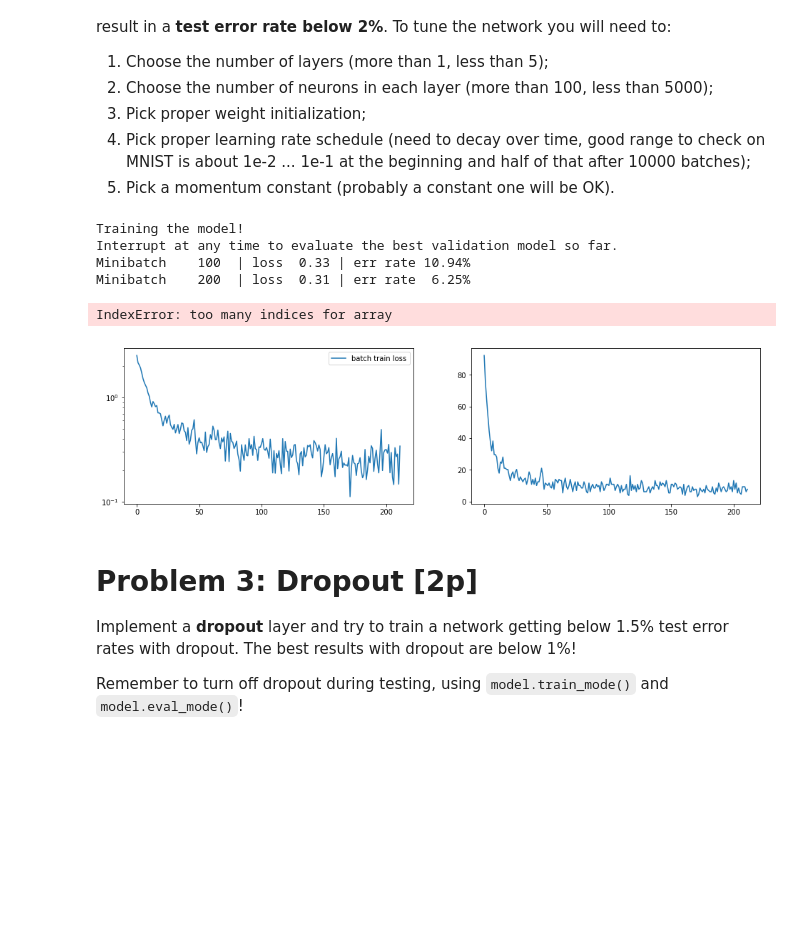
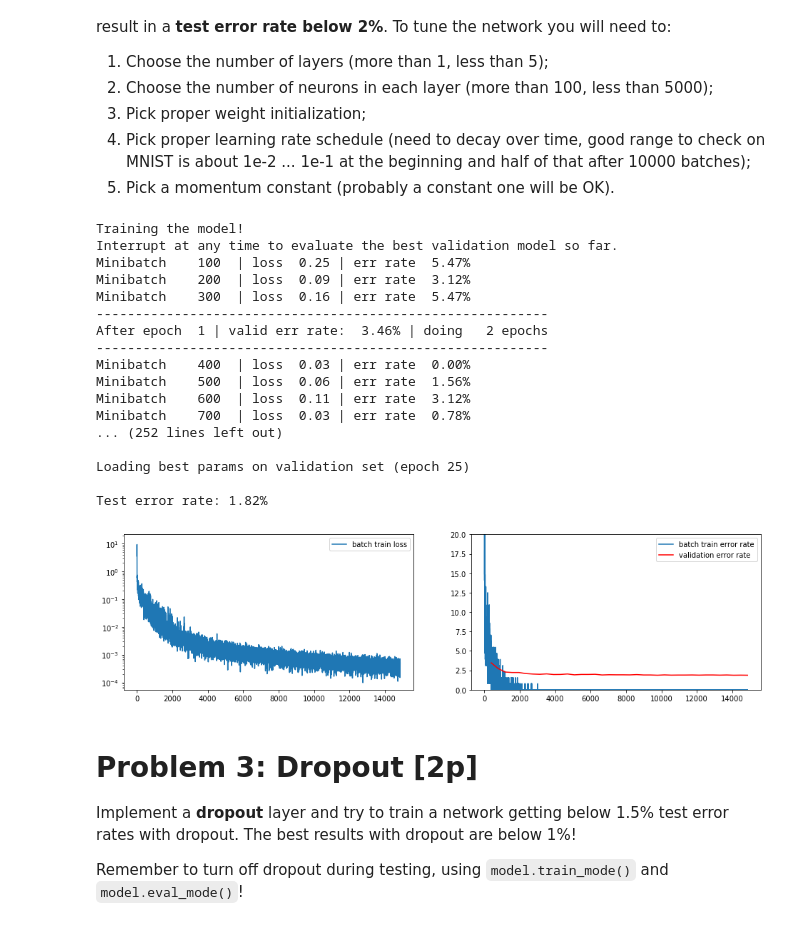
Before and after one commit to dingorth/neural_networks, a Jupyter notebook: assignment4/Assignment4.ipynb, the cells around one changed output. Cells and saved outputs as stored; diff of their text form; code cells hidden in the pictures; blank space fills up the shorter version.

```diff
--- a/assignment4/Assignment4.ipynb
+++ b/assignment4/Assignment4.ipynb
@@ -252,7 +252,10 @@ def SGD(model, data_loaders, alpha=1e-4, num_epochs=1, patience_expansion=1.5,
     # Hint: You need one velocity matrix for each parameter
     velocities = []
     for p in model.parameters:
-        velocities.append(torch.zeros(p.size()))
+        if cuda:
+            velocities.append(torch.zeros(p.size()).cuda())
+        else:
+            velocities.append(torch.zeros(p.size()))
 
 
     alpha0 = alpha # added
@@ -294,8 +297,8 @@ def SGD(model, data_loaders, alpha=1e-4, num_epochs=1, patience_expansion=1.5,
 
                     # TODO: Update learning rate
                     # Hint: Use the iteration counter iter_
-                    if iter_ > 10000:
-                        alpha = alpha * 0.995
+                    if iter_ > 4000:
+                        alpha = 1e-1 * 0.5
 
                     # TODO: Set the momentum constant
                     epsilon = 0.9
@@ -376,43 +379,57 @@ tune the network you will need to:
 #
 # TODO: Pick a network architecture here.
 #       The one below is just softmax regression.
 #
 
 # TanhLayer
 # ReLULayer
 # SoftMaxLayer
 
 model = FeedforwardNet(
     [
-     AffineLayer(784, 1000),
-     TanhLayer(),
-    AffineLayer(1000, 100),
-        ReLULayer(),
-        AffineLayer(100, 10),
+     AffineLayer(784, 3000),
+        TanhLayer(),
+
+    AffineLayer(3000, 1000),
+     ReLULayer(),
+
+        AffineLayer(1000, 10),
      SoftMaxLayer()
     ])
 
 # Initialize parameters
 for p in model.parameters:
     if p.name == 'W':
         p.data.normal_(0, 0.05)
         # p.data.uniform_(-0.1, 0.1)
     elif p.name == 'b':
         p.data.zero_()
     else:
         raise ValueError('Unknown parameter name "%s"' % p.name)
 
 # On lab computers you can set cuda=True !
-SGD(model, mnist_loaders, alpha=1e-1, cuda=False)
+SGD(model, mnist_loaders, alpha=1e-1, cuda=True)
 
 print "Test error rate: %.2f%%" % compute_error_rate(model, mnist_loaders['test'])
 # %% [output]
 Training the model!
 Interrupt at any time to evaluate the best validation model so far.
-Minibatch    100  | loss  0.33 | err rate 10.94%
-Minibatch    200  | loss  0.31 | err rate  6.25%
+Minibatch    100  | loss  0.25 | err rate  5.47%
+Minibatch    200  | loss  0.09 | err rate  3.12%
+Minibatch    300  | loss  0.16 | err rate  5.47%
+----------------------------------------------------------
+After epoch  1 | valid err rate:  3.46% | doing   2 epochs
+----------------------------------------------------------
+Minibatch    400  | loss  0.03 | err rate  0.00%
+Minibatch    500  | loss  0.06 | err rate  1.56%
+Minibatch    600  | loss  0.11 | err rate  3.12%
+Minibatch    700  | loss  0.03 | err rate  0.78%
+... (252 lines left out)
+
+Loading best params on validation set (epoch 25)
+
+Test error rate: 1.82%
-IndexError: too many indices for array
-[figure, old version]
+[figure, new version]
 # %% [markdown]
 # Problem 3: Dropout [2p]
 
```
